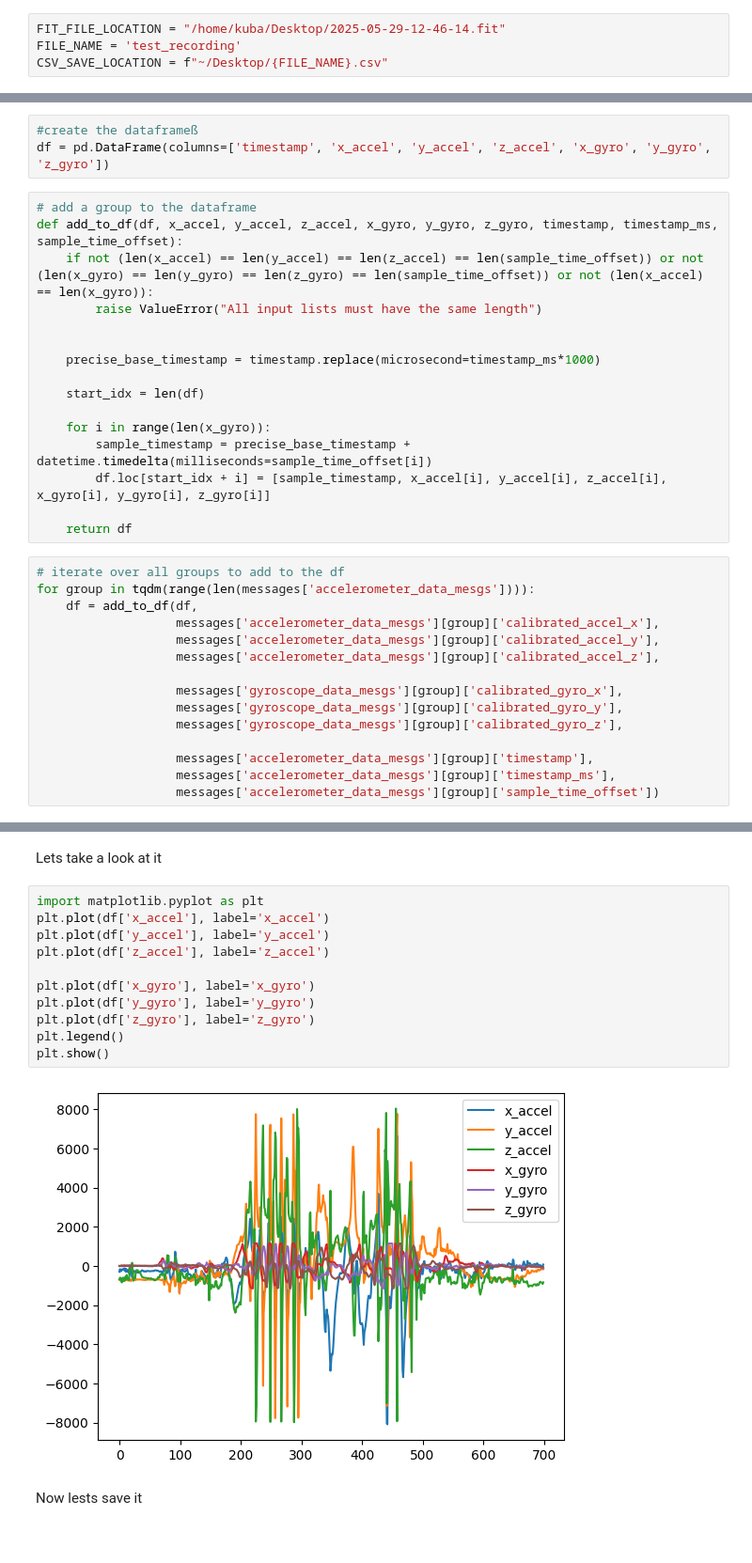
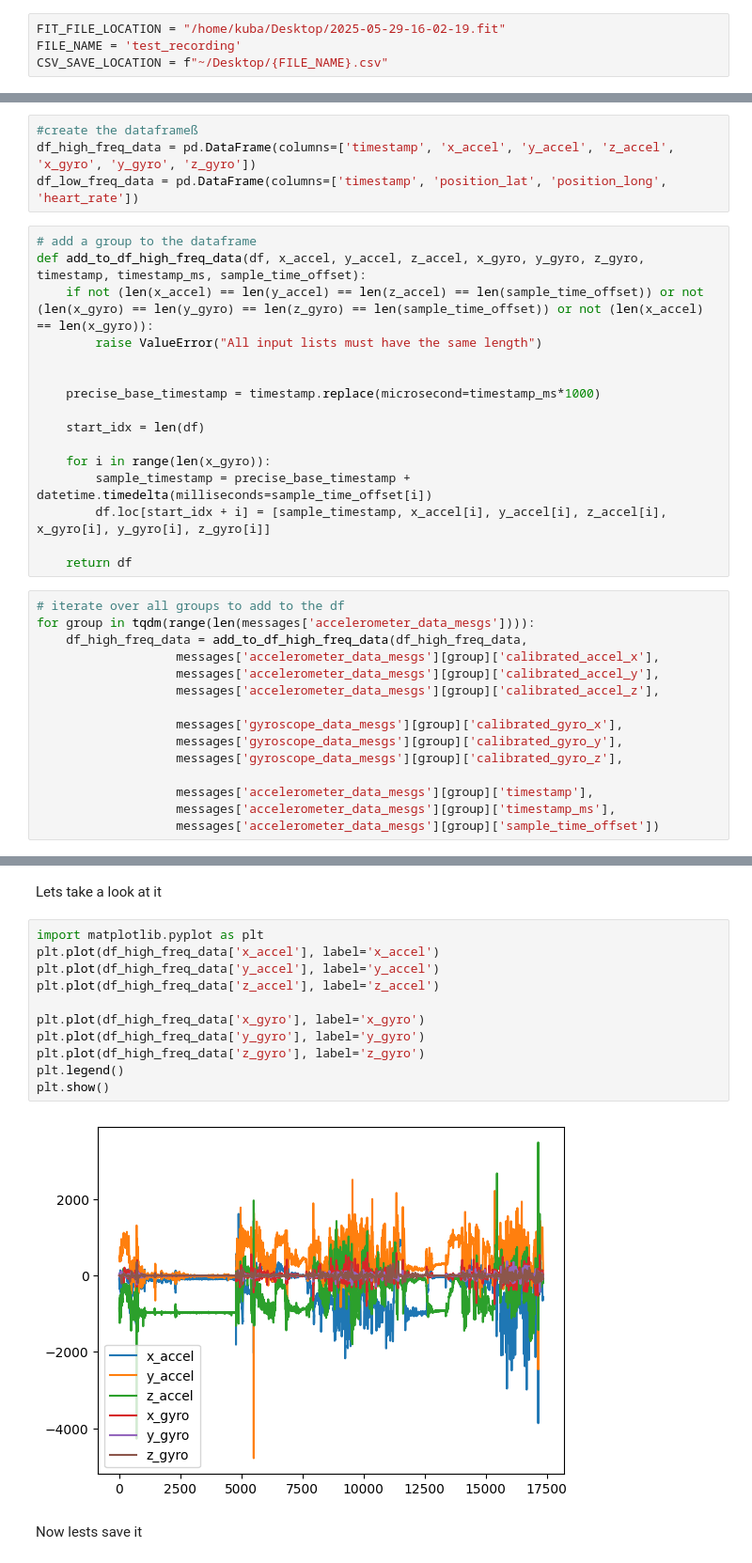
Before and after one commit to KubaJerz/garmin-bridge, a Jupyter notebook: decoder.ipynb, the cells around one changed output, grey strips where cells are left out. Shown at 94% size. Saved outputs shown, nothing was run; the diff lists cells and outputs as text.

```diff
--- a/decoder.ipynb
+++ b/decoder.ipynb
@@ -41,5 +48,5 @@ from tqdm import tqdm
 # %%
-FIT_FILE_LOCATION = "/home/kuba/Desktop/2025-05-29-12-46-14.fit"
+FIT_FILE_LOCATION = "/home/kuba/Desktop/2025-05-29-16-02-19.fit"
 FILE_NAME = 'test_recording'
 CSV_SAVE_LOCATION = f"~/Desktop/{FILE_NAME}.csv"
 # %%
@@ -89,9 +116,10 @@ In total we have 700 sampled points in the whole fit file
 # %%
 #create the dataframeß
-df = pd.DataFrame(columns=['timestamp', 'x_accel', 'y_accel', 'z_accel', 'x_gyro', 'y_gyro', 'z_gyro'])
+df_high_freq_data = pd.DataFrame(columns=['timestamp', 'x_accel', 'y_accel', 'z_accel', 'x_gyro', 'y_gyro', 'z_gyro'])
+df_low_freq_data = pd.DataFrame(columns=['timestamp', 'position_lat', 'position_long', 'heart_rate'])
 # %%
 # add a group to the dataframe
-def add_to_df(df, x_accel, y_accel, z_accel, x_gyro, y_gyro, z_gyro, timestamp, timestamp_ms, sample_time_offset):
+def add_to_df_high_freq_data(df, x_accel, y_accel, z_accel, x_gyro, y_gyro, z_gyro, timestamp, timestamp_ms, sample_time_offset):
     if not (len(x_accel) == len(y_accel) == len(z_accel) == len(sample_time_offset)) or not (len(x_gyro) == len(y_gyro) == len(z_gyro) == len(sample_time_offset)) or not (len(x_accel) == len(x_gyro)):
         raise ValueError("All input lists must have the same length")
 
@@ -108,7 +136,7 @@ def add_to_df(df, x_accel, y_accel, z_accel, x_gyro, y_gyro, z_gyro, timestamp,
 # %%
 # iterate over all groups to add to the df
 for group in tqdm(range(len(messages['accelerometer_data_mesgs']))):
-    df = add_to_df(df,
+    df_high_freq_data = add_to_df_high_freq_data(df_high_freq_data,
                    messages['accelerometer_data_mesgs'][group]['calibrated_accel_x'],
                    messages['accelerometer_data_mesgs'][group]['calibrated_accel_y'],
                    messages['accelerometer_data_mesgs'][group]['calibrated_accel_z'],
@@ -140,17 +261,17 @@ df
 Lets take a look at it
 # %%
 import matplotlib.pyplot as plt
-plt.plot(df['x_accel'], label='x_accel')
-plt.plot(df['y_accel'], label='y_accel')
-plt.plot(df['z_accel'], label='z_accel')
+plt.plot(df_high_freq_data['x_accel'], label='x_accel')
+plt.plot(df_high_freq_data['y_accel'], label='y_accel')
+plt.plot(df_high_freq_data['z_accel'], label='z_accel')
 
-plt.plot(df['x_gyro'], label='x_gyro')
-plt.plot(df['y_gyro'], label='y_gyro')
-plt.plot(df['z_gyro'], label='z_gyro')
+plt.plot(df_high_freq_data['x_gyro'], label='x_gyro')
+plt.plot(df_high_freq_data['y_gyro'], label='y_gyro')
+plt.plot(df_high_freq_data['z_gyro'], label='z_gyro')
 plt.legend()
 plt.show()
 # %% [output]
-[figure, old version]
+[figure, new version]
 # %% [markdown]
 Now lests save it
 # %%
```
Also changed, not shown: parts of 11 cells of this notebook.
